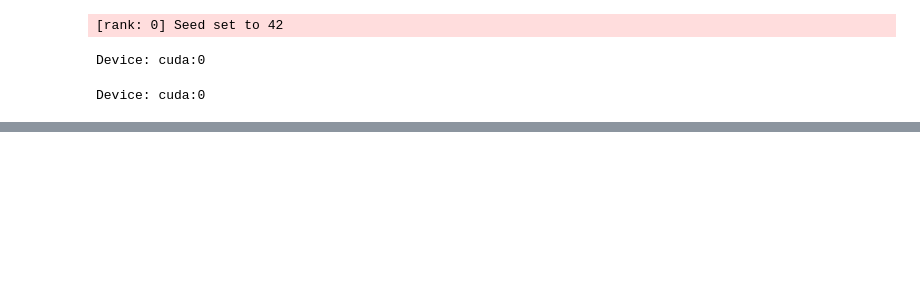
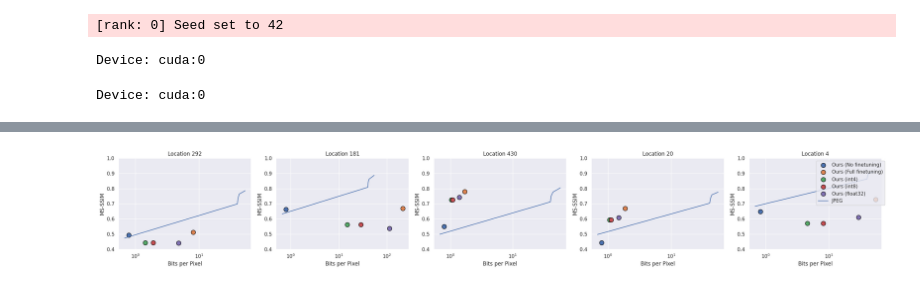
Before and after one commit to timmh/aecompression, a Jupyter notebook: lora.ipynb, the cells around one changed output, grey strips where cells are left out. Saved outputs shown, nothing was run; the diff lists cells and outputs as text; code cells hidden in the pictures; blank space fills up the shorter version.

```diff
--- a/lora.ipynb
+++ b/lora.ipynb
@@ -518,0 +509,36 @@ plt.show()
+# %%
+lora_precision_labels = dict({ 32: "float32", 8: "int8", 4: "int4", 0: "Full finetuning", -1: "No finetuning" })
+
+results_df["lora_precision"] = results_df["lora_precision"].fillna(-1)
+
+has_mssim = True
+
+for location in results_df["loc_id"].unique():
+
+    location_df = results_df[results_df["loc_id"] == location]
+
+# Total Bits per pixel
+fig, axes = plt.subplots(1, results_df["loc_id"].nunique(), figsize=(results_df["loc_id"].nunique() * 5, 4))
+for ax, location in zip(axes, results_df["loc_id"].unique()):
+
+    jpeg_df_agg_loc = jpeg_df[jpeg_df["loc_id"] == location].groupby("quality").mean(numeric_only=True)
+
+    location_df = results_df[results_df["loc_id"] == location]
+
+    for lora_precision in location_df["lora_precision"].unique():
+        ax.scatter(location_df[location_df["lora_precision"] == lora_precision]["latent_bpp"].mean() + (location_df[location_df["lora_precision"] == lora_precision]["param_bpp"] / location_df[location_df["lora_precision"] == lora_precision]["n_images"]).mean(), location_df[location_df["lora_precision"] == lora_precision]["test_ms_ssim" if has_mssim else "test_ssim"].mean(), edgecolor='black', s=100, label=f"Ours ({lora_precision_labels[lora_precision]})")
+    ax.plot(jpeg_df_agg_loc["bpp"], jpeg_df_agg_loc["ms_ssim" if has_mssim else "ssim"], label="JPEG")
+    ax.set_xscale("log")
+    ax.set_xlabel("Bits per Pixel", fontsize=12)
+    ax.set_ylabel("MS-SSIM" if has_mssim else "SSIM", fontsize=12)
+    ax.set_title(f"Location {location}")
+    ax.set_ylim(0.4, 1)
+
+plt.grid(True)
+handles, labels = ax.get_legend_handles_labels()
+fig.legend(handles, labels, loc="upper right", bbox_to_anchor=(0.5, 0.4, 0.5, 0.5))
+fig.tight_layout()
+fig.show()
+fig.savefig("figures/total_bits_per_pixel_vs_reconstruction_quality.pdf", bbox_inches="tight")
+# %% [output]
+[figure, added]
```
Also changed, not shown: parts of 6 cells of this notebook, 1 other file.
